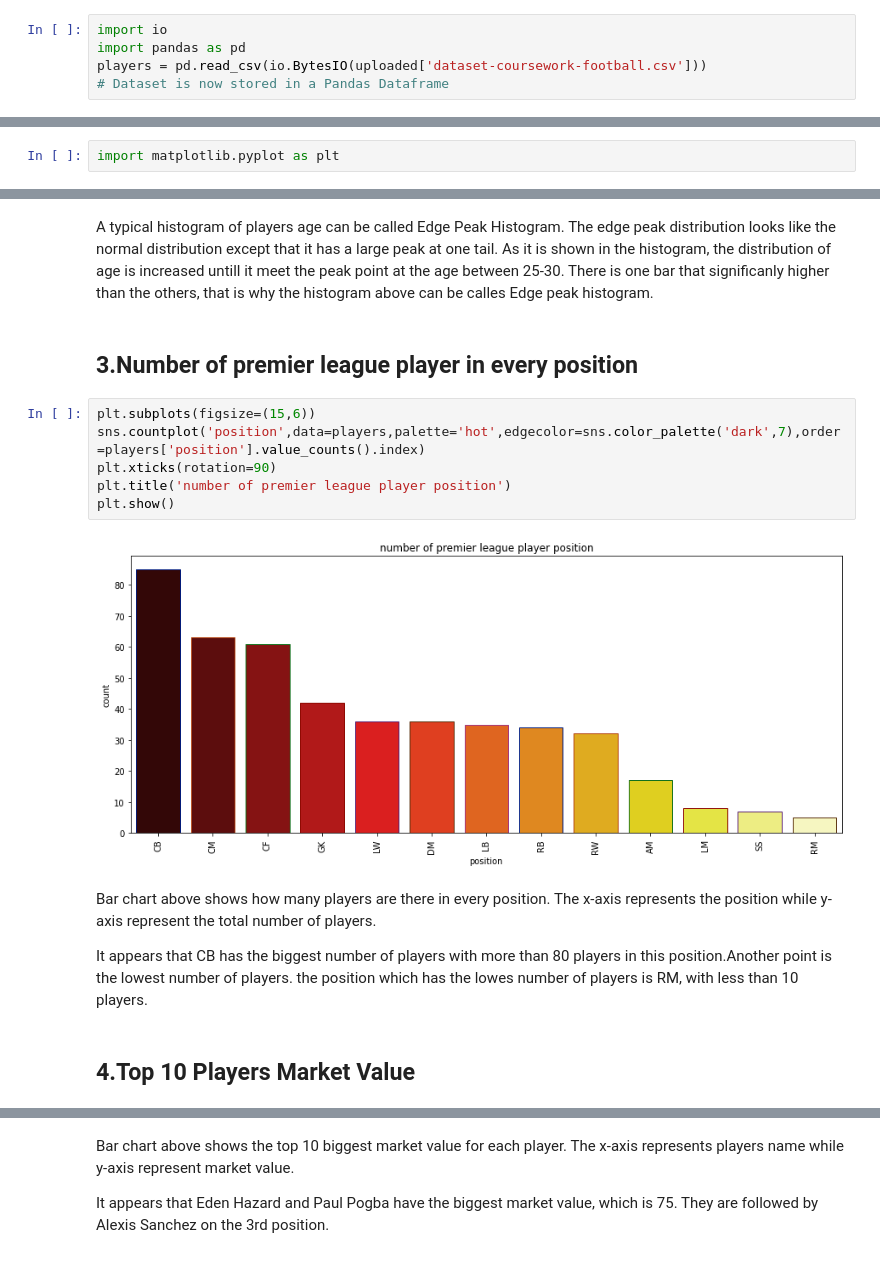
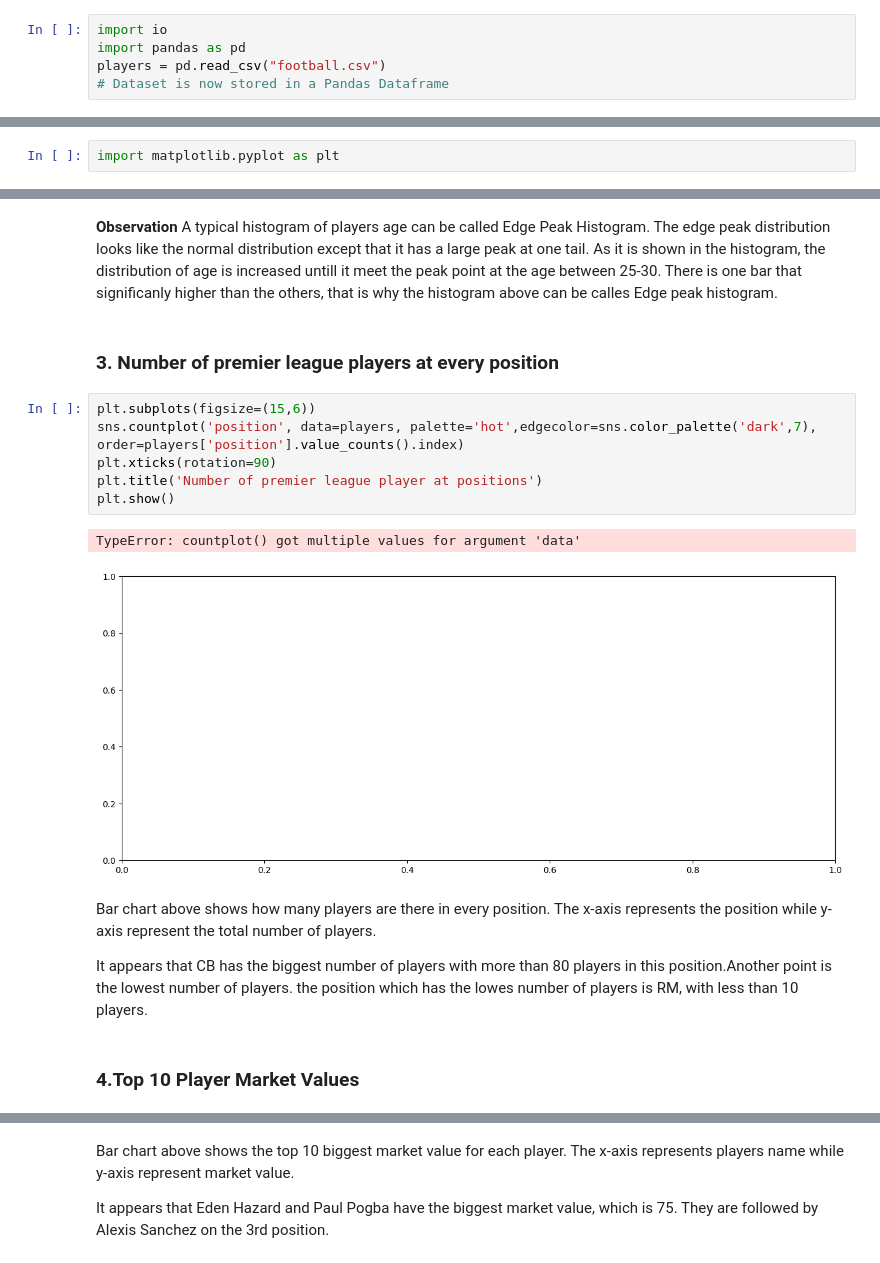
Before and after one commit to coderjolly/football-player-prediction, a Jupyter notebook: football_prediction.ipynb, the cells around one changed output, grey strips where cells are left out. Saved outputs shown, nothing was run; the diff lists cells and outputs as text.

```diff
--- a/football_prediction.ipynb
+++ b/football_prediction.ipynb
@@ -15,6 +15,6 @@ reading the csv files
 # %%
 import io
 import pandas as pd
-players = pd.read_csv(io.BytesIO(uploaded['dataset-coursework-football.csv']))
+players = pd.read_csv("football.csv")
 # Dataset is now stored in a Pandas Dataframe
 # %% [markdown]
@@ -170,21 +168,23 @@ plt.show()
 # %% [markdown]
+**Observation**
 A typical histogram of players age can be called Edge Peak Histogram. The edge peak distribution looks like the normal distribution except that it has a large peak at one tail. As it is shown in the histogram, the distribution of age is increased untill it meet the peak point at the age between 25-30. There is one bar that significanly higher than the others, that is why the histogram above can be calles Edge peak histogram.
 # %% [markdown]
-## **3.Number of premier league player in every position**
+### **3. Number of premier league players at every position**
 # %%
 plt.subplots(figsize=(15,6))
-sns.countplot('position',data=players,palette='hot',edgecolor=sns.color_palette('dark',7),order=players['position'].value_counts().index)
+sns.countplot('position', data=players, palette='hot',edgecolor=sns.color_palette('dark',7), order=players['position'].value_counts().index)
 plt.xticks(rotation=90)
-plt.title('number of premier league player position')
+plt.title('Number of premier league player at positions')
 plt.show()
 # %% [output]
+TypeError: countplot() got multiple values for argument 'data'
-[figure, old version]
+[figure, new version]
 # %% [markdown]
 Bar chart above shows how many players are there in every position. The x-axis represents the position while y-axis represent the total number of players.
 
 It appears that CB has the biggest number of players with more than 80 players in this position.Another point is the lowest number of players. the position which has the lowes number of players is RM, with less than 10 players.
 # %% [markdown]
-## **4.Top 10 Players Market Value**
+### **4.Top 10 Player Market Values**
 # %%
 #most market value
 dfmarketv = players.nlargest(10, 'market_value').sort_values('market_value',ascending=False)
```
Also changed, not shown: parts of 46 cells of this notebook.
